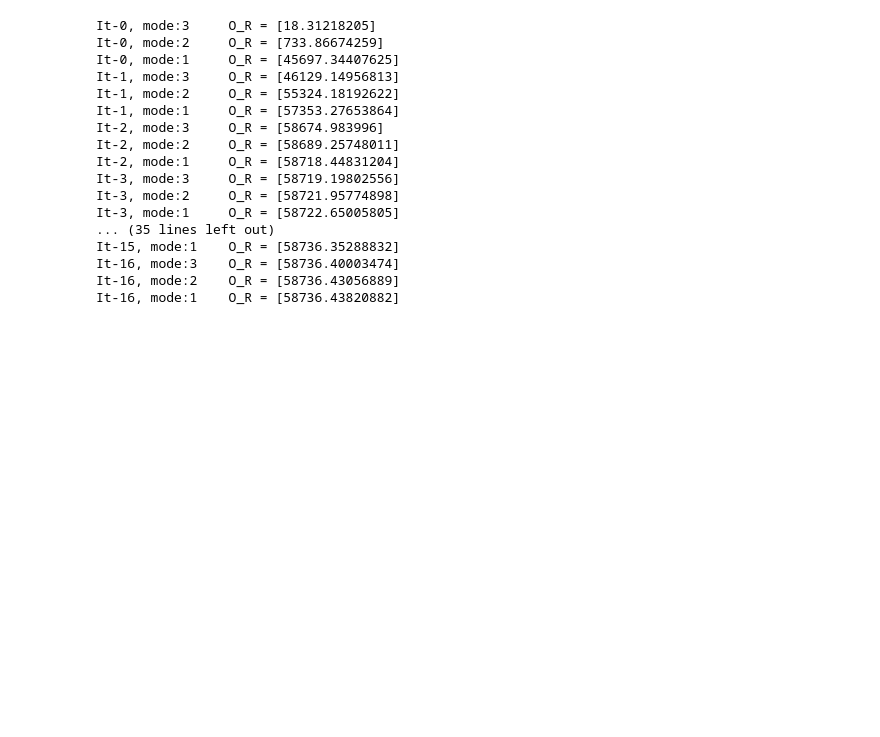
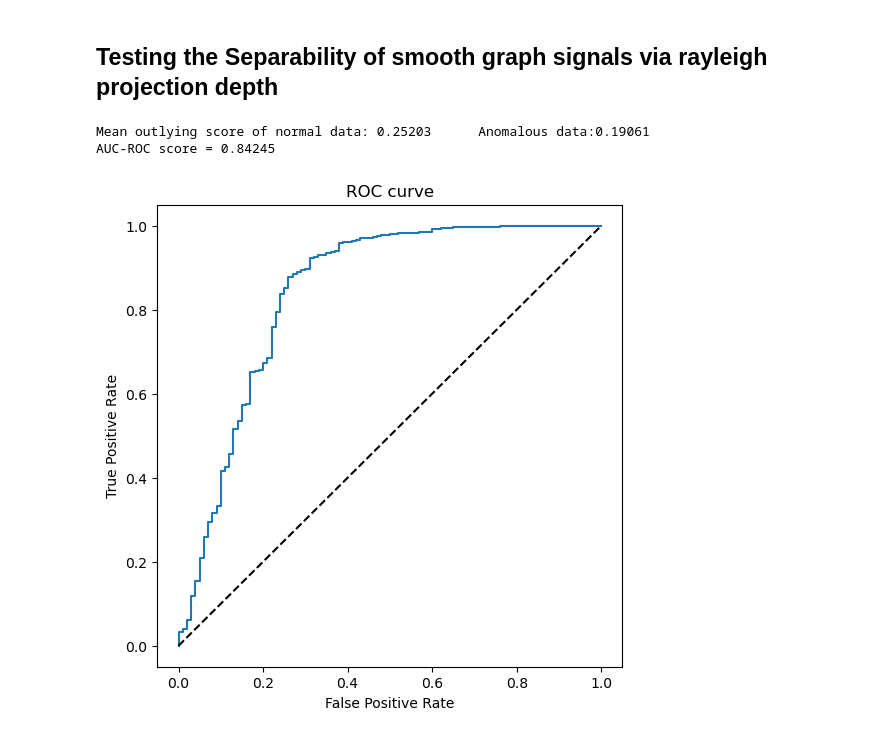
Before and after one commit to indibi/TensorAnomalyDetection, a Jupyter notebook: testbench/NYTaxiData.ipynb, the cells around one changed output. Cells and saved outputs as stored; diff of their text form; code cells hidden in the pictures; blank space fills up the shorter version.

```diff
--- a/testbench/NYTaxiData.ipynb
+++ b/testbench/NYTaxiData.ipynb
@@ -48 +92,45 @@ axe.grid()
+# %% [markdown]
+## Testing the Separability of smooth graph signals via rayleigh projection depth
+# %%
+rand_graph_params = {'dim': 10,'type': 'ba','g_params': 1}
+G1 = Graph(rand_graph_params=rand_graph_params)
+G2 = Graph(rand_graph_params=rand_graph_params)
+GP1 = GraphProcess(Graph=G1, filter_type='Tikhonov',filter_parameters=10)
+GP2 = GraphProcess(Graph=G2, filter_type='Tikhonov',filter_parameters=10)
+# %%
+nos = 1000; annos=100
+signal = GP1.gen_signal(nos,0)
+sn = signal['X']
+anomaly = GP2.gen_signal(annos,0)
+an = anomaly['X']
+all_samples = np.concatenate((sn,an),axis=1)
+of = np.zeros((nos,1))
+af = np.zeros((annos,1))
+for i in range(nos):
+    of[i] = 1/(1+vector_outlying_score(sn[:,i],sn))
+for i in range(annos):
+    af[i] = 1/(1+vector_outlying_score(an[:,i],sn))
+
+print(f"Mean outlying score of normal data: {np.mean(of):.5f}\t Anomalous data:{np.mean(af):.5f}")
+y = np.ones((nos+annos,1))
+pred = np.zeros((nos+annos,1))
+pred[:nos] = of
+pred[nos:] = af
+y[nos:]=0
+fpr, tpr, thresholds = metrics.roc_curve(y,pred,pos_label=1)
+print(f"AUC-ROC score = {metrics.auc(fpr,tpr):.5f}")
+fig, ax = plt.subplots(figsize=(6,6))
+ax.plot(fpr,tpr)
+ax.plot([0, 1], [0, 1], "k--", label="chance level (AUC = 0.5)")
+ax.set(
+    xlim=[-0.05, 1.05],
+    ylim=[-0.05, 1.05],
+    xlabel="False Positive Rate",
+    ylabel="True Positive Rate",
+    title="ROC curve",
+);
+# %% [output]
+Mean outlying score of normal data: 0.25203      Anomalous data:0.19061
+AUC-ROC score = 0.84245
+[figure, added]
 # %%
@@ -66,20 +155,0 @@ Sn = [Xs[...,i] for i in range(Xs.shape[3])] + [anomaly[...,i] for i in range(an
-# %%
-o, o_l=  tensor_outlying_function(Z, Sn, maxit=100, err_tol=1e-1, v=2, seed=10, return_Us=False)
-# %% [output]
-It-0, mode:3     O_R = [18.31218205]
-It-0, mode:2     O_R = [733.86674259]
-It-0, mode:1     O_R = [45697.34407625]
-It-1, mode:3     O_R = [46129.14956813]
-It-1, mode:2     O_R = [55324.18192622]
-It-1, mode:1     O_R = [57353.27653864]
-It-2, mode:3     O_R = [58674.983996]
-It-2, mode:2     O_R = [58689.25748011]
-It-2, mode:1     O_R = [58718.44831204]
-It-3, mode:3     O_R = [58719.19802556]
-It-3, mode:2     O_R = [58721.95774898]
-It-3, mode:1     O_R = [58722.65005805]
-... (35 lines left out)
-It-15, mode:1    O_R = [58736.35288832]
-It-16, mode:3    O_R = [58736.40003474]
-It-16, mode:2    O_R = [58736.43056889]
-It-16, mode:1    O_R = [58736.43820882]
```
Also changed, not shown: parts of 18 cells of this notebook, 11 other files.
